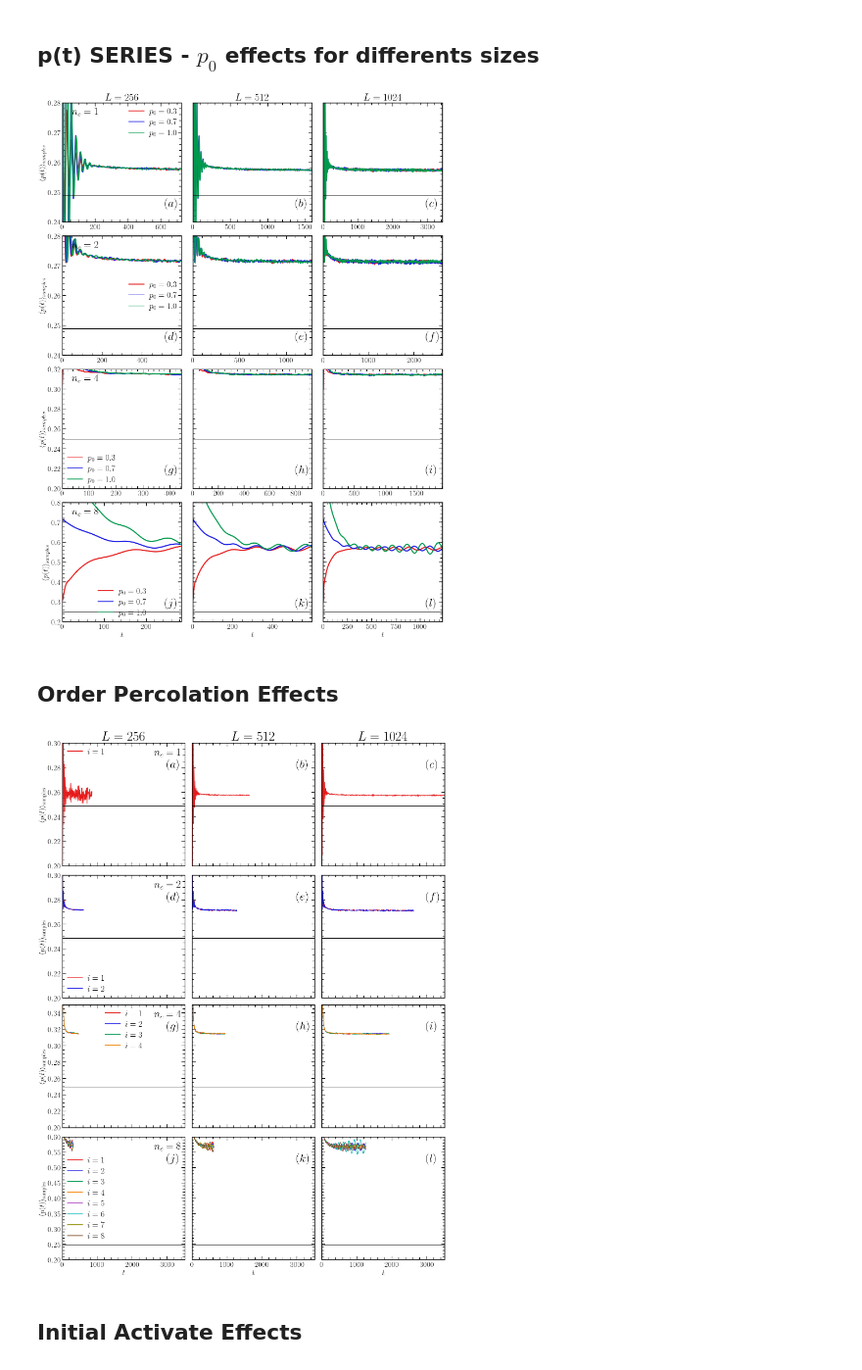
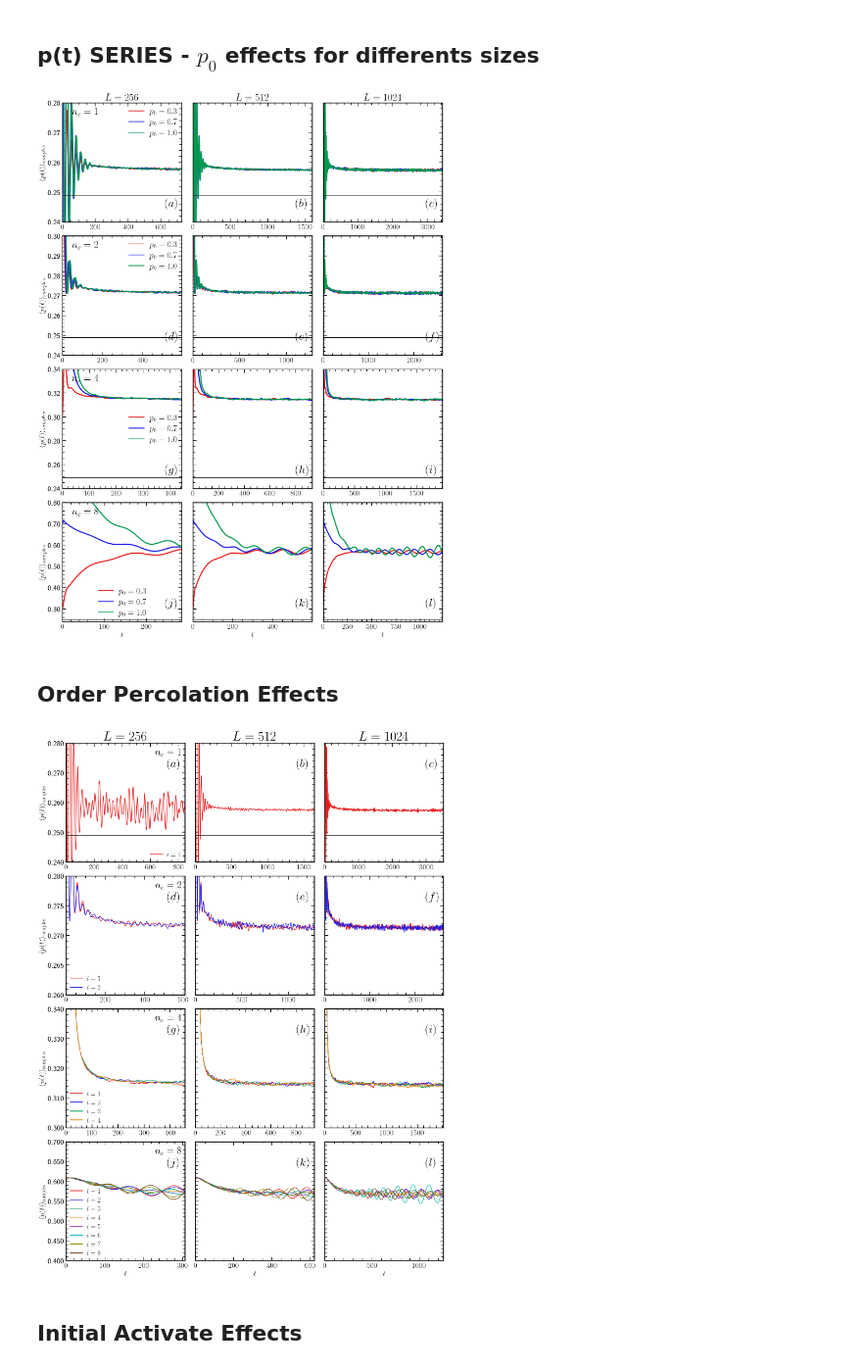
Before and after one commit to JuniorAlencar/self_organization_percolation, a Jupyter notebook: jupyter/parameters_analysis.ipynb, the cells around one changed output. Shown at 98% size. Saved outputs shown, nothing was run; the diff lists cells and outputs as text; code cells hidden in the pictures.

```diff
--- a/jupyter/parameters_analysis.ipynb
+++ b/jupyter/parameters_analysis.ipynb
@@ -491,11 +491,11 @@ plt.show()
 # %%
 nc_lst = [1,2,4,8]
-L_lst = [256, 512, 1024]
+L_lst = [256, 512 ,1024]
 c = 0.05
 dim = 3
 p0 = 0.6
 base = 10
-fig, axes = plt.subplots(2, 2, figsize=(base, base), sharex=True, sharey=True, constrained_layout=True)
+fig, axes = plt.subplots(2, 2, figsize=(base, base), sharey=True, constrained_layout=True)
 
 fs_legend = 19
 fs_labels_fig = 27
@@ -535,7 +535,7 @@ for idx, ax in enumerate(axes.flatten()):
 
             time = data["time"]
             pt_mean = data["pt_mean"]
-            t_max = max(t_max, max(time))
+            t_max = max(time)
             ax.plot(
                 time,
                 pt_mean,
@@ -544,6 +544,7 @@ for idx, ax in enumerate(axes.flatten()):
                 color=colors[idx_L],
                 label=fr"$L = {L}$"
             )
+            ax.set_xlim(0, t_max)
         except FileNotFoundError:
             print(f"File not found: {fn}")
             continue
@@ -553,7 +554,7 @@ for idx, ax in enumerate(axes.flatten()):
         ax.set_xlabel(r'$t$',fontsize=fs_labels)
 for idx, ax in enumerate(axes.flatten()):
     ax.set_ylim(0.22, 0.28)
-    ax.set_xlim(0, t_max)
+
     ax.text(
         0.84,
         0.13,
@@ -765,26 +766,25 @@ for idx_nc, nc in enumerate(nc_lst):
         if idx_nc ==0:
             ax.set_ylim(0.24, 0.28)
         if idx_nc == 1:
-            ax.set_ylim(0.24, 0.28)
+            ax.set_ylim(0.24, 0.30)
         elif idx_nc == 2:
-            ax.set_ylim(0.2, 0.32)
+            ax.set_ylim(0.24, 0.34)
         elif idx_nc == 3:
-            ax.set_ylim(0.2, 0.8)
+            ax.set_ylim(0.24, 0.8)
 
 for idx, ax in enumerate(axes.flatten()):
 
     ax.text(0.86, 0.13, labels_fig[idx], transform=ax.transAxes , fontsize=fs_labels_fig)
-
+    ax.yaxis.set_major_formatter(FormatStrFormatter('%.2f'))
 for ax in axes[:,0]:
     ax.set_ylabel(r'$\langle p(t) \rangle_{samples}$')
 for ax in axes[-1,:]:
     ax.set_xlabel(r'$t$')
 
-#fig.suptitle(f"dim $= {dim}$, $f_T = {fT}$, $n_s = 1$, $c = {c}$", fontsize=30)
 plt.savefig(results + f"/p0_effects_multiply_L.png")
 plt.show()
 # %% [output]
-[figure, old version]
+[figure, new version]
 # %% [markdown]
 ## Order Percolation Effects
 # %%
@@ -797,7 +797,7 @@ p0 = 0.6
 P0 = 0.1
 base = 5
 #p0_values = [0.3, 0.7, 1.0]
-fig, axes = plt.subplots(len(nc_lst), 3, figsize=(3*base, 4*base), constrained_layout=True, sharex=True)
+fig, axes = plt.subplots(len(nc_lst), 3, figsize=(3*base, 4*base), constrained_layout=True, sharey='row')
 pc = 0.24881182
 colors = [
     (0.90, 0.10, 0.10),  # red
@@ -816,7 +816,7 @@ labels_fig = [r'$(a)$', r'$(b)$', r'$(c)$',
 
 fs_labels_fig = 30
 fs_l_fig = 27
-
+fs_legend= 18
 t_max = 0
 parms_list = []
 for idx_nc, nc in enumerate(nc_lst):
@@ -837,7 +837,7 @@ for idx_nc, nc in enumerate(nc_lst):
                 pt_mean = data_keys["pt_mean"]
                 t_max = max(t_max, max(time))
                 ax.plot(time, pt_mean, ls='solid', color=colors[idx], label=f'$i = {ord + 1}$')
-
+                ax.set_xlim(0, max(time))
         except KeyError:
             print(f"File not found: {fn}")
             parms_list.append((nc, ft, p0, path))
@@ -847,49 +847,49 @@ for idx_nc, nc in enumerate(nc_lst):
             parms_list.append((nc, ft, p0, path))
             continue
 
-        t_max = max(t_max, max(time))
+
         ax.set_ylim(0.2, 0.6)
         ax.axhline(pc, color='k', ls='solid')
         #ax.set_ylim(0.245, 0.265)
         ax.set_box_aspect(1)
 
         if(idx_nc == 0):
             ax.set_title(f'$L = {L}$', fontsize=fs_title)
-            ax.set_ylim(0.2, 0.30)
-            ax.set_ylim(0.2, 0.3)
-        if idx_nc==1:
-            ax.set_ylim(0.2, 0.3)
-        if idx_nc==2:
-            ax.set_ylim(0.2, 0.35)
-        if idx_nc == 3:
-            ax.set_ylim(0.2, 0.6)
+        if idx_nc ==0:
+            ax.set_ylim(0.24, 0.28)
+        if idx_nc == 1:
+            ax.set_ylim(0.26, 0.28)
+        elif idx_nc == 2:
+            ax.set_ylim(0.30, 0.34)
+        elif idx_nc == 3:
+            ax.set_ylim(0.4, 0.7)
 
         if index==0:
             ax.text(0.75, 0.9, f'$n_c = {nc}$', transform=ax.transAxes , fontsize=fs_l_fig)
             leg = ax.legend(
-                fontsize=22,
+                fontsize=fs_legend,
                 handlelength=1.8,
                 handletextpad=0.6,
                 borderpad=0.4,
                 labelspacing=0.4
             )
 
             for line in leg.get_lines():
                 line.set_linewidth(2.0)
             ax.set_ylabel(r'$\langle p(t) \rangle_{\mathrm{samples}}$')
         if idx_nc == len(nc_lst)-1:
             ax.set_xlabel(r'$t$')
         if index != 0:
             ax.tick_params(axis='y', labelleft=False)
 
 for idx, ax in enumerate(axes.flatten()):
-    ax.set_xlim(0, t_max)
+    ax.yaxis.set_major_formatter(FormatStrFormatter('%.3f'))
     ax.text(0.85, 0.80, labels_fig[idx], transform=ax.transAxes , fontsize=fs_labels_fig)
 
 plt.savefig(f"{results}/orders_effects.png", dpi=300)
 plt.show()
 # %% [output]
-[figure, old version]
+[figure, new version]
 # %% [markdown]
 ## Initial Activate Effects
 # %%
```
Also changed, not shown: parts of 5 cells of this notebook, 11 other files.
